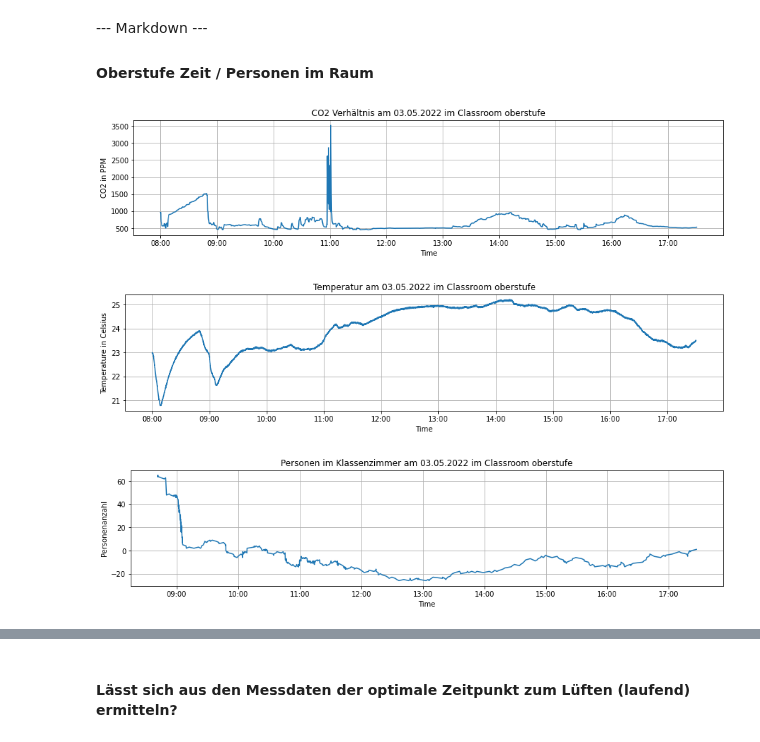
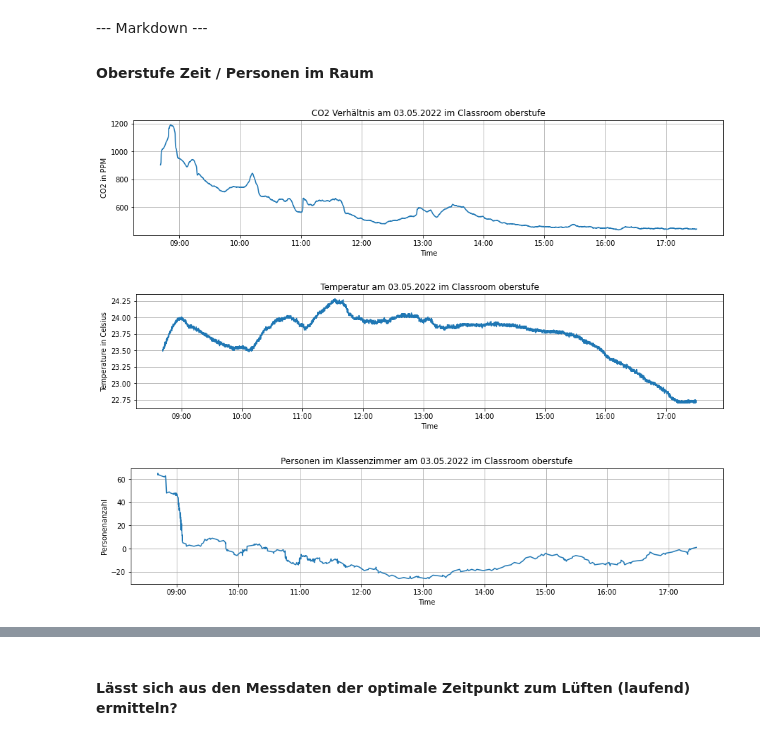
Before and after one commit to Smart-Classroom-Challenge/Data-Evaluation, a Jupyter notebook: data-evaluation.ipynb, the cells around one changed output, grey strips where cells are left out. Cells and saved outputs as stored; diff of their text form; code cells hidden in the pictures.

```diff
--- a/data-evaluation.ipynb
+++ b/data-evaluation.ipynb
@@ -98,10 +98,9 @@ def get_entrance(name, startDate, endDate):
     result["insert_time"] = result["insert_time"].dt.tz_convert("CET")
 
     con.close()
-    people_count = 0
 
     return result
 
-get_entrance('oberstufe', '2022-05-05', '2022-05-06')
+get_entrance('Primarklasse_EG', '2022-05-05', '2022-05-06')
 # %% [output]
 |  | id | name | description | room_number | updated_on | id | active | name | fk_classroom_id | ... |
@@ -253,41 +252,41 @@ plt.show()
 #### Oberstufe Zeit / Personen im Raum
 # %%
 df_people = get_people_count_overtime(get_entrance('oberstufe', startDate = "2022-05-03 08:00:00", endDate = "2022-05-03 17:30:00"))
-data = get_measurement(name = "Primarklasse_OG1", startDate = "2022-05-03 08:00:00", endDate = "2022-05-03 17:30:00")
+data = get_measurement(name = "oberstufe", startDate = "2022-05-03 08:00:00", endDate = "2022-05-03 17:30:00")
 
 
 
 plt.figure(figsize = (15,3))
 plt.plot(data["time"], data["co2"])
 plt.xlabel("Time")
 plt.ylabel("CO2 in PPM")
 plt.title("CO2 Verhältnis am 03.05.2022 im Classroom oberstufe")
 plt.gca().xaxis.set_major_formatter(mdates.DateFormatter('%H:%M'))
 plt.grid()
 plt.show()
 
 plt.figure(figsize = (15,3))
 plt.plot(data["time"], data["temperature"])
 plt.xlabel("Time")
 plt.ylabel("Temperature in Celsius")
 plt.title("Temperatur am 03.05.2022 im Classroom oberstufe")
 plt.gca().xaxis.set_major_formatter(mdates.DateFormatter('%H:%M'))
 plt.grid()
 plt.show()
 
 
 plt.figure(figsize = (15,3))
 plt.plot(df_people["time"], df_people["people_count"])
 plt.xlabel("Time")
 plt.ylabel("Personenanzahl")
 plt.title("Personen im Klassenzimmer am 03.05.2022 im Classroom oberstufe")
 plt.gca().xaxis.set_major_formatter(mdates.DateFormatter('%H:%M'))
 plt.grid()
 plt.show()
 
 data.describe()
 # %% [output]
-[figure, old version]
+[figure, new version]
-[figure, old version]
+[figure, new version]
 [figure]
 |  | id | id | fk_classroom_id | id | co2 | temperature | humidity | fk_measurement_station_id | ... |
```
Also changed, not shown: parts of 5 cells of this notebook.
